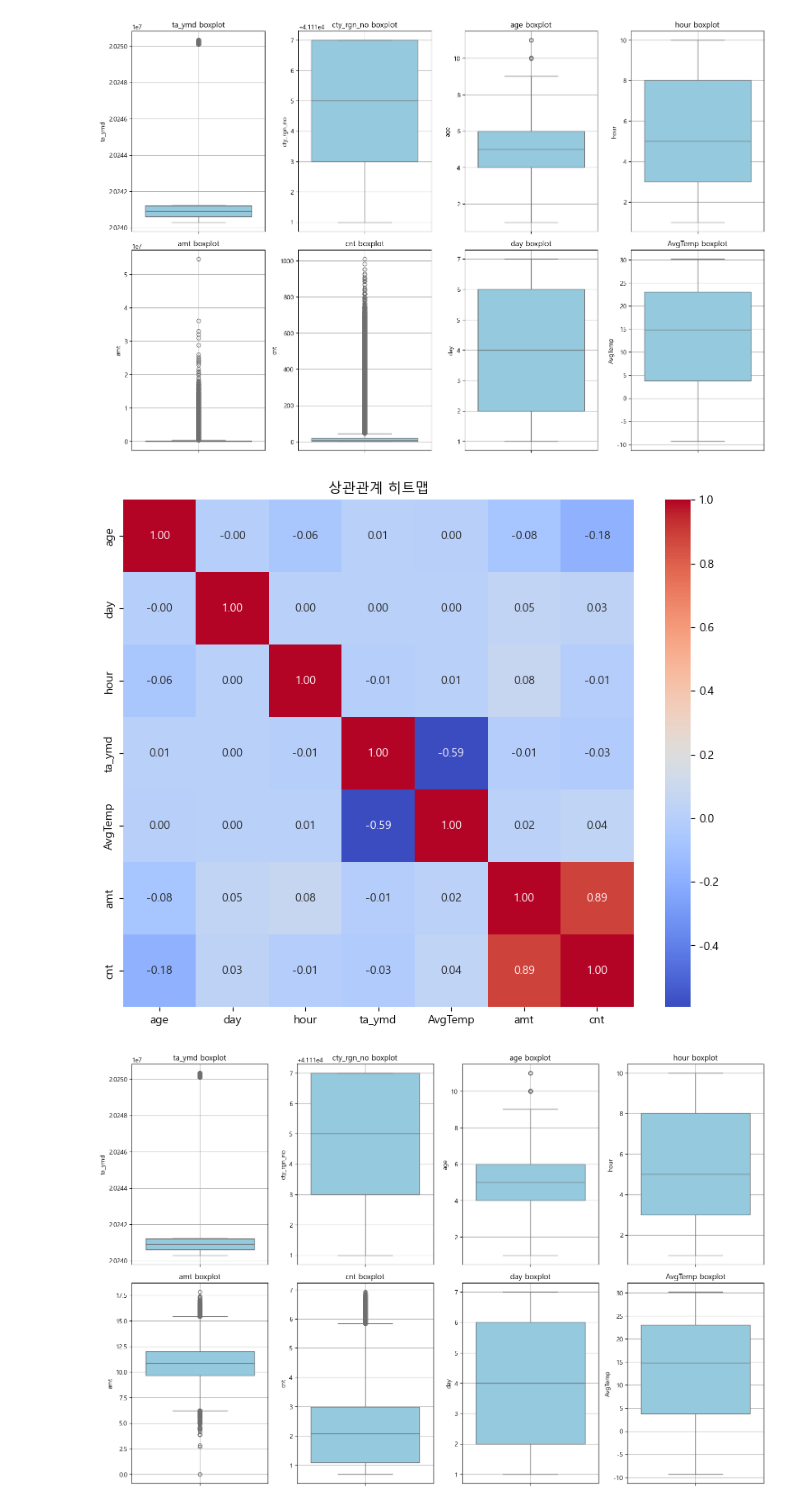
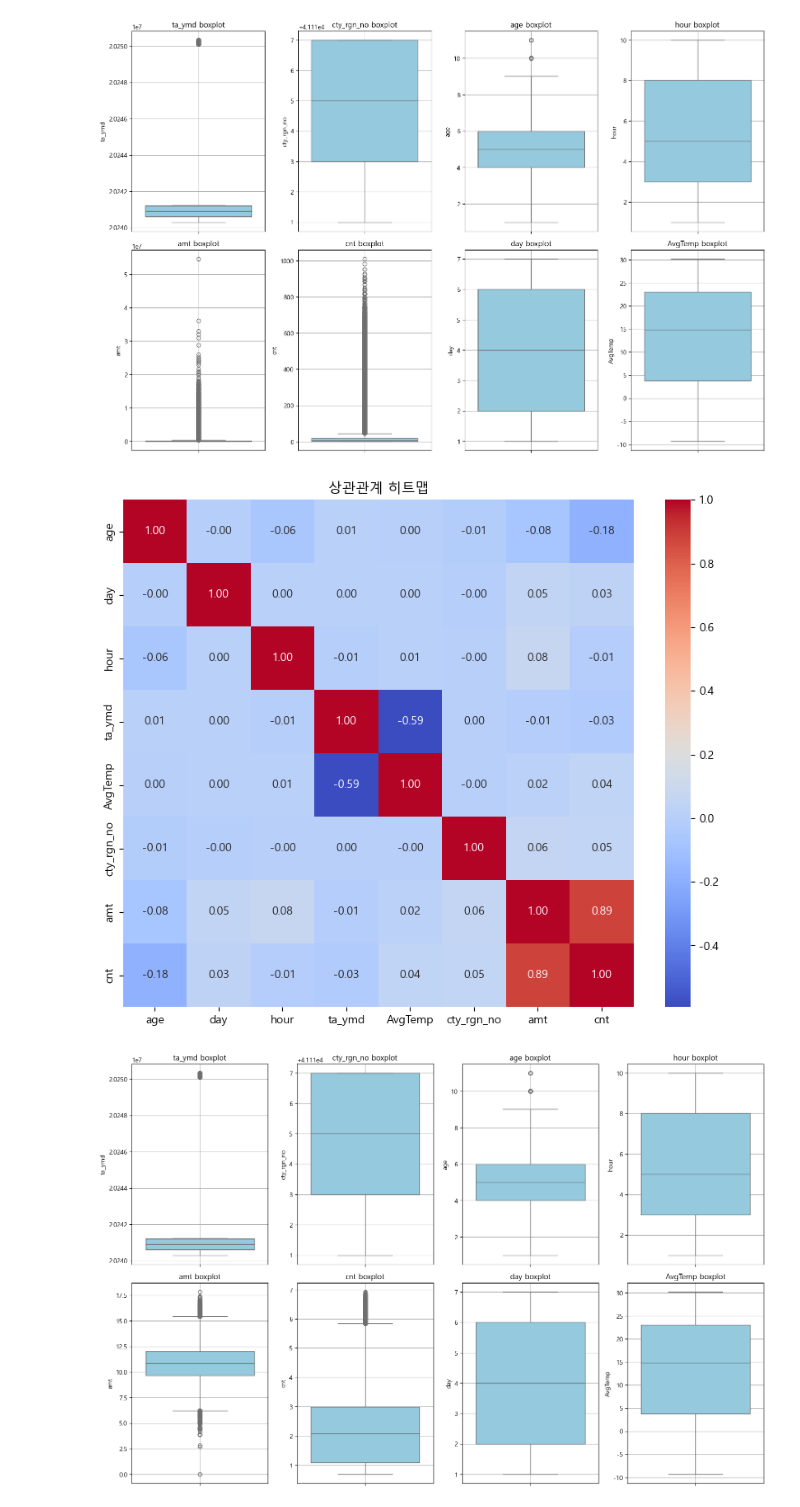
Before and after one commit to ESTCAMP-Team5/first_project, a Jupyter notebook: credit_card_usage_modeling/workspace/EDA/minseok/data/card2.ipynb, the cells around one changed output. Saved outputs shown, nothing was run; the diff lists cells and outputs as text; code cells hidden in the pictures.

```diff
--- a/credit_card_usage_modeling/workspace/EDA/minseok/data/card2.ipynb
+++ b/credit_card_usage_modeling/workspace/EDA/minseok/data/card2.ipynb
@@ -175,14 +176,14 @@ df['amt'] = np.log1p(df['amt'])
 df['cnt'] = np.log(df['cnt'])
 # %%
 # 상관관계 분석 (로그 변환 후)
-features = ['age', 'day', 'hour', 'sex','ta_ymd','AvgTemp']
+features = ['age', 'day', 'hour', 'sex','ta_ymd','AvgTemp','cty_rgn_no']
 corr = df[features + ['amt', 'cnt']].corr(numeric_only=True)
 plt.figure(figsize=(10, 8))
 sns.heatmap(corr, annot=True, cmap='coolwarm', fmt=".2f")
 plt.title('상관관계 히트맵')
 plt.show()
 # %% [output]
-[figure, old version]
+[figure, new version]
 # %%
 #박스플롯으로 분포와 이상치 다시 확인하기
 plt.figure(figsize=(15,10))
```
Also changed, not shown: parts of 17 cells of this notebook.
